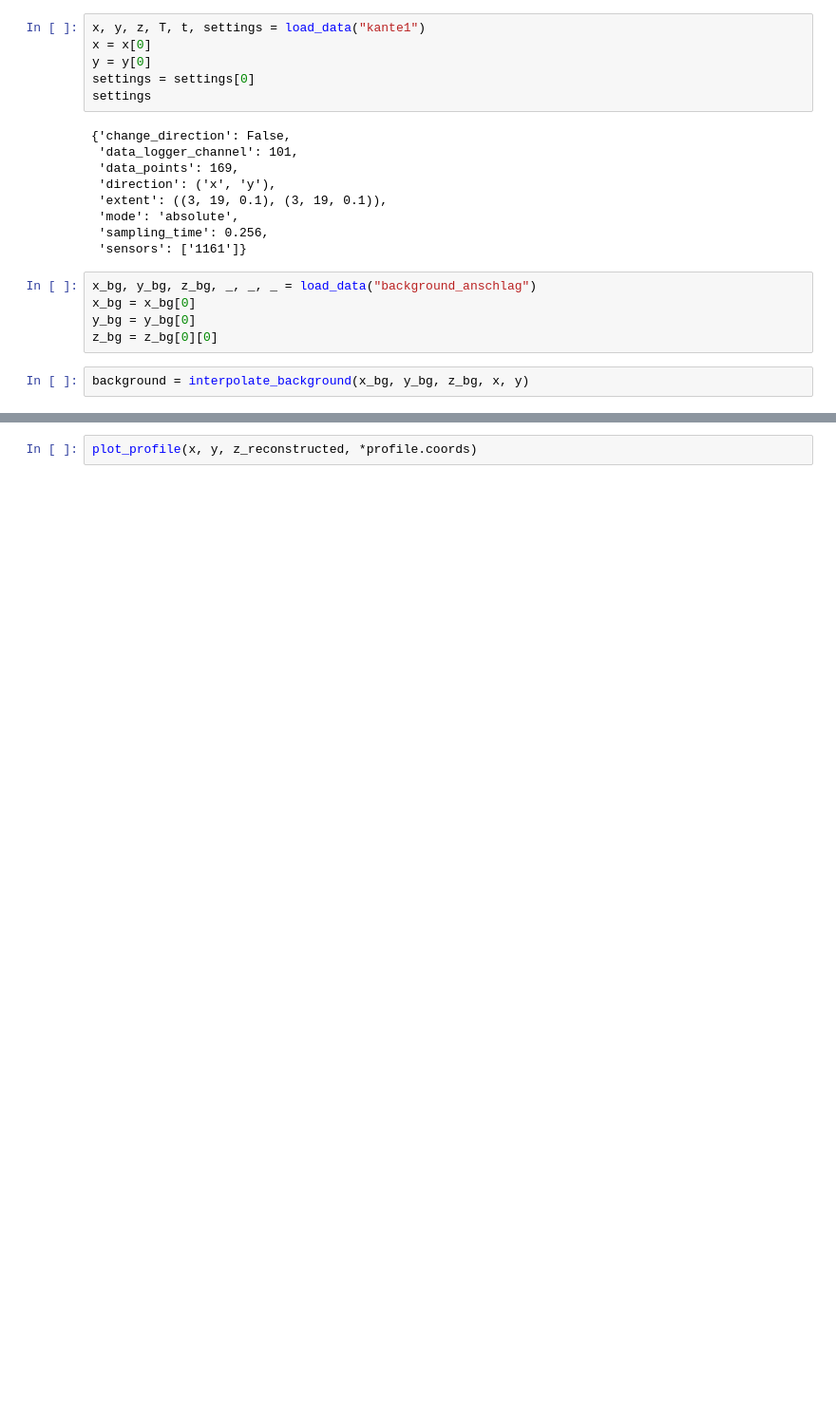
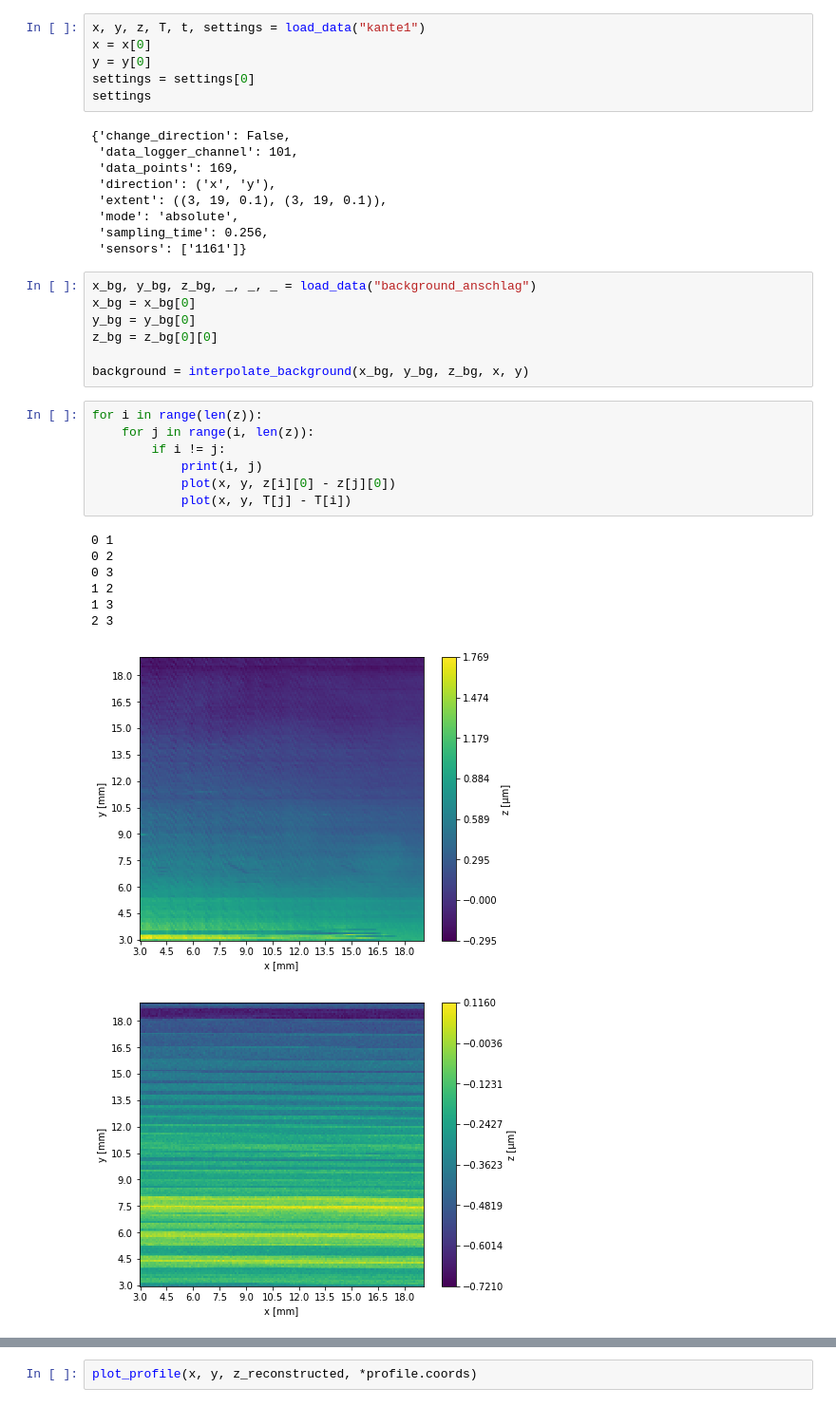
Before and after one commit to benjamingmeiner/kapascan-measurements, a Jupyter notebook: kante_analysis.ipynb, the cells around one changed output, grey strips where cells are left out. Shown at 95% size. Saved outputs shown, nothing was run; the diff lists cells and outputs as text; blank space fills up the shorter version.

```diff
--- a/kante_analysis.ipynb
+++ b/kante_analysis.ipynb
@@ -27,5 +32,21 @@ x_bg, y_bg, z_bg, _, _, _ = load_data("background_anschlag")
 x_bg = x_bg[0]
 y_bg = y_bg[0]
 z_bg = z_bg[0][0]
+
+background = interpolate_background(x_bg, y_bg, z_bg, x, y)
-# %%
-background = interpolate_background(x_bg, y_bg, z_bg, x, y)
+# %%
+for i in range(len(z)):
+    for j in range(i, len(z)):
+        if i != j:
+            print(i, j)
+            plot(x, y, z[i][0] - z[j][0])
+            plot(x, y, T[j] - T[i])
+# %% [output]
+0 1
+0 2
+0 3
+1 2
+1 3
+2 3
+[figure, added]
+[figure, added]
```
Also changed, not shown: parts of 3 cells of this notebook.
